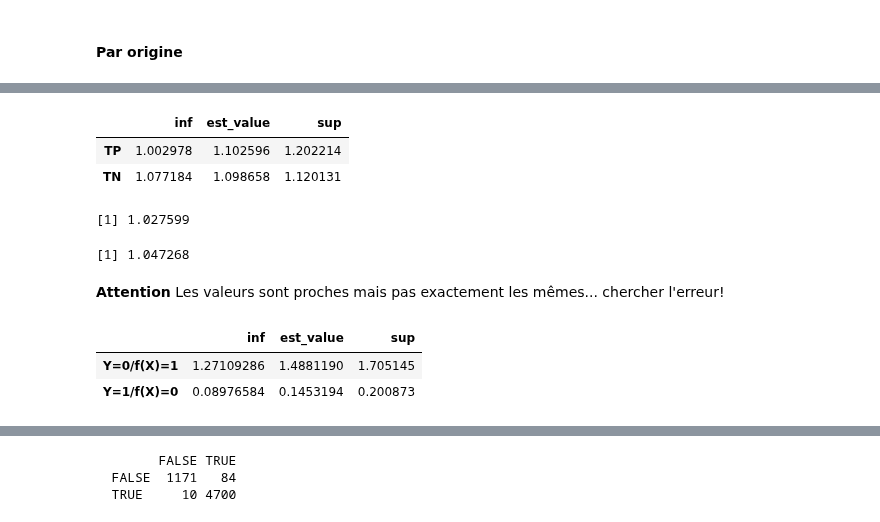
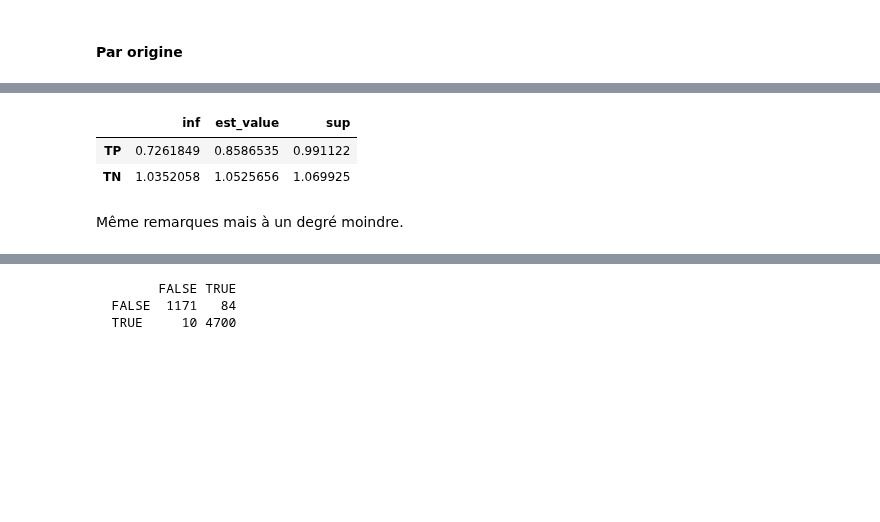
Before and after one commit to wikistat/Fair-ML-4-Ethical-AI, a Jupyter notebook: AdultCensus/AdultCensus-R-biasDetection.ipynb, the cells around one changed output, grey strips where cells are left out. Saved outputs shown, nothing was run; the diff lists cells and outputs as text; code cells hidden in the pictures; blank space fills up the shorter version.

```diff
--- a/AdultCensus/AdultCensus-R-biasDetection.ipynb
+++ b/AdultCensus/AdultCensus-R-biasDetection.ipynb
@@ -681,13 +664,0 @@ summary(coded_data1)
-# %%
-OAE(coded_data1,1,3,4)
-# %% [output]
-|  | inf | est_value | sup |
-| TP | 1.002978 | 1.102596 | 1.202214 |
-| TN | 1.077184 | 1.098658 | 1.120131 |
-# %%
-0.752381/0.7321739; 0.9173967/0.8759908
-# %% [output]
-[1] 1.027599
-[1] 1.047268
-# %% [markdown]
-**Attention** Les valeurs sont proches mais pas exactement les mêmes... chercher l'erreur!
@@ -696,9 +665,11 @@ source('../Functions/ConditionalUseEquality.R')
-# %%
-CUAE(coded_data1,1,3,4)
-# %% [output]
-|  | inf | est_value | sup |
-| Y=0/f(X)=1 | 1.27109286 | 1.4881190 | 1.705145 |
-| Y=1/f(X)=0 | 0.08976584 | 0.1453194 | 0.200873 |
+# %%
+tPNr(daTest$origEthn,daTest$income,as.factor(pred.log>0.5))
+# %% [output]
+|  | inf | est_value | sup |
+| TP | 0.7261849 | 0.8586535 | 0.991122 |
+| TN | 1.0352058 | 1.0525656 | 1.069925 |
+# %% [markdown]
+Même remarques mais à un degré moindre.
 # %% [markdown]
 ## 6  *Testing* et détection de discrimination individuelle
 ### 6.1 Introduction
```
Also changed, not shown: parts of 33 cells of this notebook, 2 other files.
